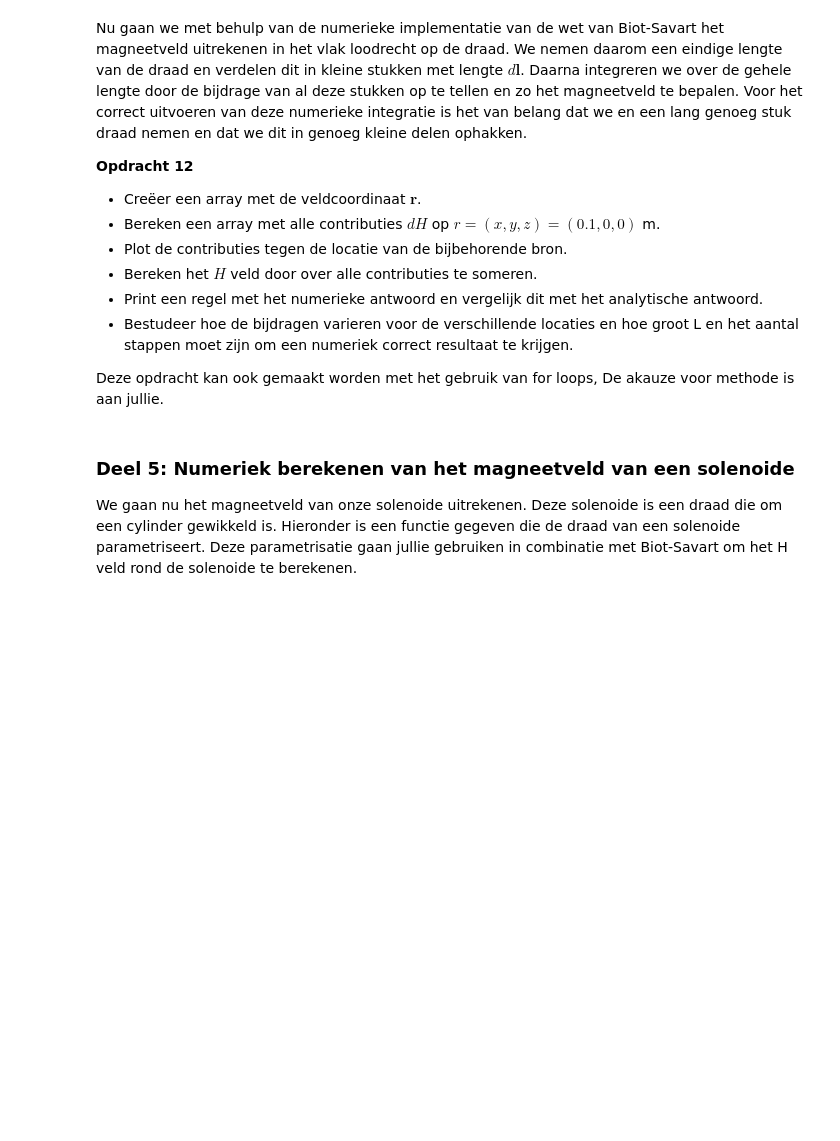
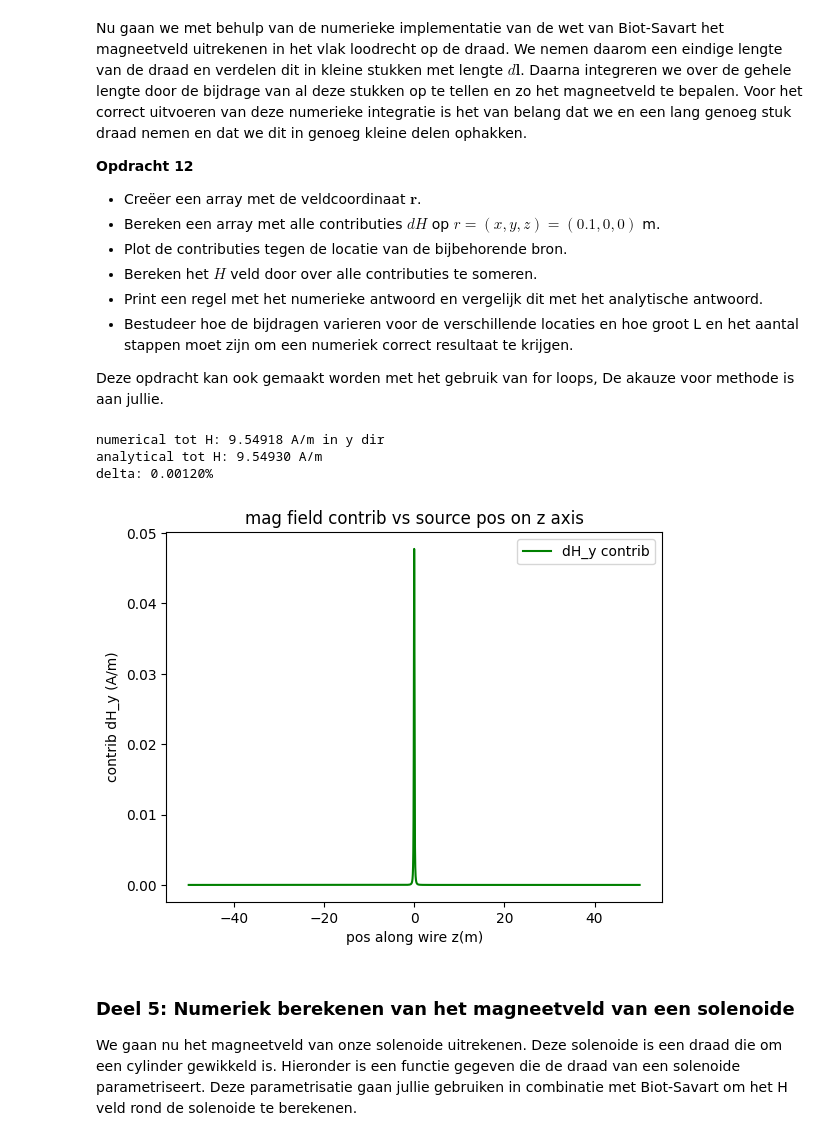
Before and after one commit to samlindner/opdrachten-DEF-D, a Jupyter notebook: 2KrachtactuatorOpdracht/KrachtactuatorOpdracht.ipynb, the cells around one changed output. Drawn from its saved outputs; the diff is of its cells as text; code cells hidden in the pictures; blank space fills up the shorter version.

```diff
--- a/2KrachtactuatorOpdracht/KrachtactuatorOpdracht.ipynb
+++ b/2KrachtactuatorOpdracht/KrachtactuatorOpdracht.ipynb
@@ -326,11 +326,11 @@ De functie moet het magneetveld van een lijnelement $d\mathbf{l}$ berekenen. Geb
 
 Bereken met deze functie alle componenten van het magneetveld voor een veldpositie op $x=0.1$ m voor een stroombronelement in de oorsprong met een stroom van 6 A een lengte van $d\mathbf{l}$ gelijk aan $L/64$. Print het analytische en numerieke antwoord naar de command line en controleer dat het magneetveld gelijk is aan $\mathbf{H} =  0.00746 \hat{\mathbf{y}}$ A/m is.
 # %%
+L_draad = 0.1
 dl=np.array([0, 0, L_draad/64])
 r_field=np.array([0.1, 0, 0])
 r_source=np.array([0, 0, 0])
 I = 6
-L_draad = 0.1
 
 
 def field_current_element(r_field, r_source, dl):
@@ -338,9 +338,17 @@ def field_current_element(r_field, r_source, dl):
     # r_source are coordinates of the current source
     # dl is the vector of the length of the current element
     # Gebruik np.cross om het uitproduct te berekenen
+
+    diff = r_field-r_source#vector of source to field point
+    dist = np.linalg.norm(diff) #calc length of vector
+    dH = (I/(4*np.pi))*(np.cross(dl,(diff/dist))/(dist**2))#cross of dl and unit vec over mag^2
     return dH
 analytical_answer=(I/4/np.pi)*(L_draad/64)/np.sum((r_field-r_source)**2) # een veld elementje.
 print('The analytical answer is ' + str(analytical_answer) + ' A/m in the y-direction')
 
 print('The numerical answer is is ' + str(field_current_element(r_field, r_source, dl)) + ' A/m')
+if round(np.linalg.norm((field_current_element(r_field, r_source, dl))),5) and round((analytical_answer),5) == 0.00746:
+    print('the numbers are identical')
+else:
+    print('not identical')
 # %% [output]
@@ -360,7 +370,44 @@ Deze opdracht kan ook gemaakt worden met het gebruik van for loops, De akauze vo
 # %%
 ###
 ###Jullie code hier###
 ###
+L_tot = 100 #length of wire
+dN = 100000 #segments
+
+z_coords = np.linspace(-L_tot/2,L_tot/2,dN) #linspace of a 100 meter long wire 50 meters on each end
+dz = L_tot/dN #slivers of z
+dl = np.array([0,0,dz]) #vector along seg len
+
+dH_contrib = [] #empty array for summing H field
+
+for z in z_coords:
+    r_source = np.array([0,0,z])
+    dH = field_current_element(r_field,r_source,dl) #calling eq from 11
+    dH_contrib.append(dH) #appending to dH array
+
+dH_array=np.array(dH_contrib) #numpy for less taxation
+H_tot=np.sum(dH_array,axis=0)#summation of h field along tiny segments of the wire
+
+#analytical eq
+s = 0.1 #m dist from wire
+H_analyt = I/(2*np.pi*s) #analytical eq of H field along infinitely long wire
+
+print(f'numerical tot H: {H_tot[1]:.5f} A/m in y dir')
+print(f'analytical tot H: {H_analyt:.5f} A/m')
+print(f'delta: {((abs(H_tot[1]-H_analyt))/H_analyt)*100:.5f}%')
+
+plt.figure()
+plt.plot(z_coords, dH_array[:,1], color='green',label='dH_y contrib')
+plt.title('mag field contrib vs source pos on z axis')
+plt.xlabel('pos along wire z(m)')
+plt.ylabel('contrib dH_y (A/m)')
+plt.legend()
+plt.show()
+# %% [output]
+numerical tot H: 9.54918 A/m in y dir
+analytical tot H: 9.54930 A/m
+delta: 0.00120%
+[figure, added]
 # %% [markdown]
 ### Deel 5: Numeriek berekenen van het magneetveld van een solenoide
 
```
Also changed, not shown: parts of 2 cells of this notebook.
